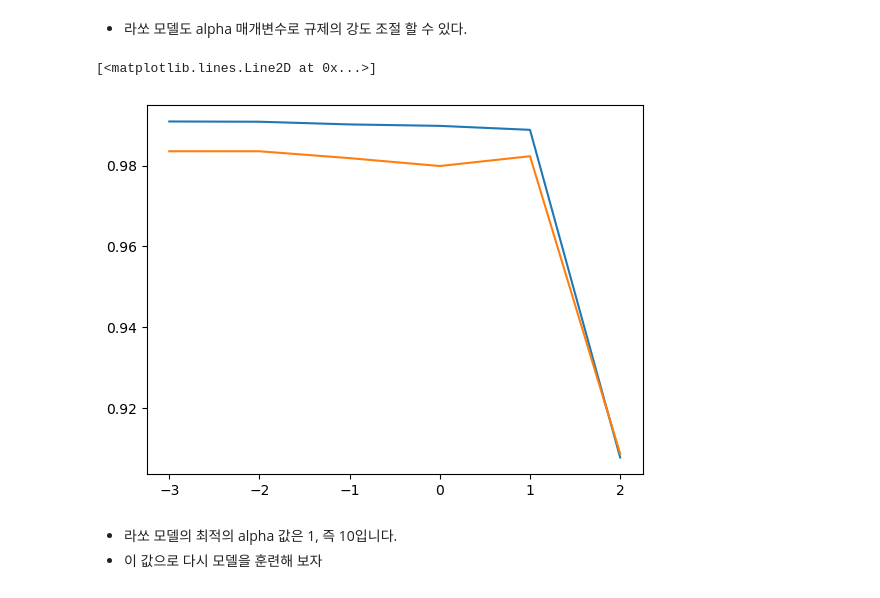
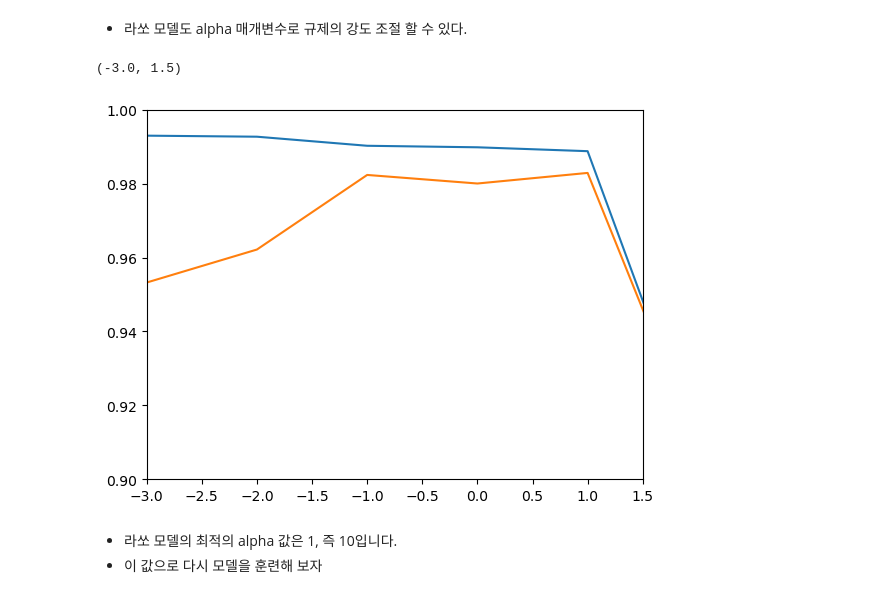
Before and after one commit to KIM-YONG-HA/PYTHON101, a Jupyter notebook: machineLearning/d250210_multiple_Regression.ipynb, the cells around one changed output. Cells and saved outputs as stored; diff of their text form; code cells hidden in the pictures.

```diff
--- a/machineLearning/d250210_multiple_Regression.ipynb
+++ b/machineLearning/d250210_multiple_Regression.ipynb
@@ -343,10 +343,12 @@ for a in lasso_alpha_list:
 # %%
 # 리지회귀와 마찬가지로 x 축에 log를 취한 결과 시각화
 plt.plot(np.log10(lasso_alpha_list), lasso_train_score)
 plt.plot(np.log10(lasso_alpha_list), lasso_test_score)
+plt.ylim(0.9, 1)
+plt.xlim(-3, 1.5)
 # %% [output]
-[<matplotlib.lines.Line2D at 0x...>]
+(-3.0, 1.5)
-[figure, old version]
+[figure, new version]
 # %% [markdown]
 - 라쏘 모델의 최적의 alpha 값은 1, 즉 10입니다.
 - 이 값으로 다시 모델을 훈련해 보자
```
Also changed, not shown: parts of 4 cells of this notebook, 2 other files.
